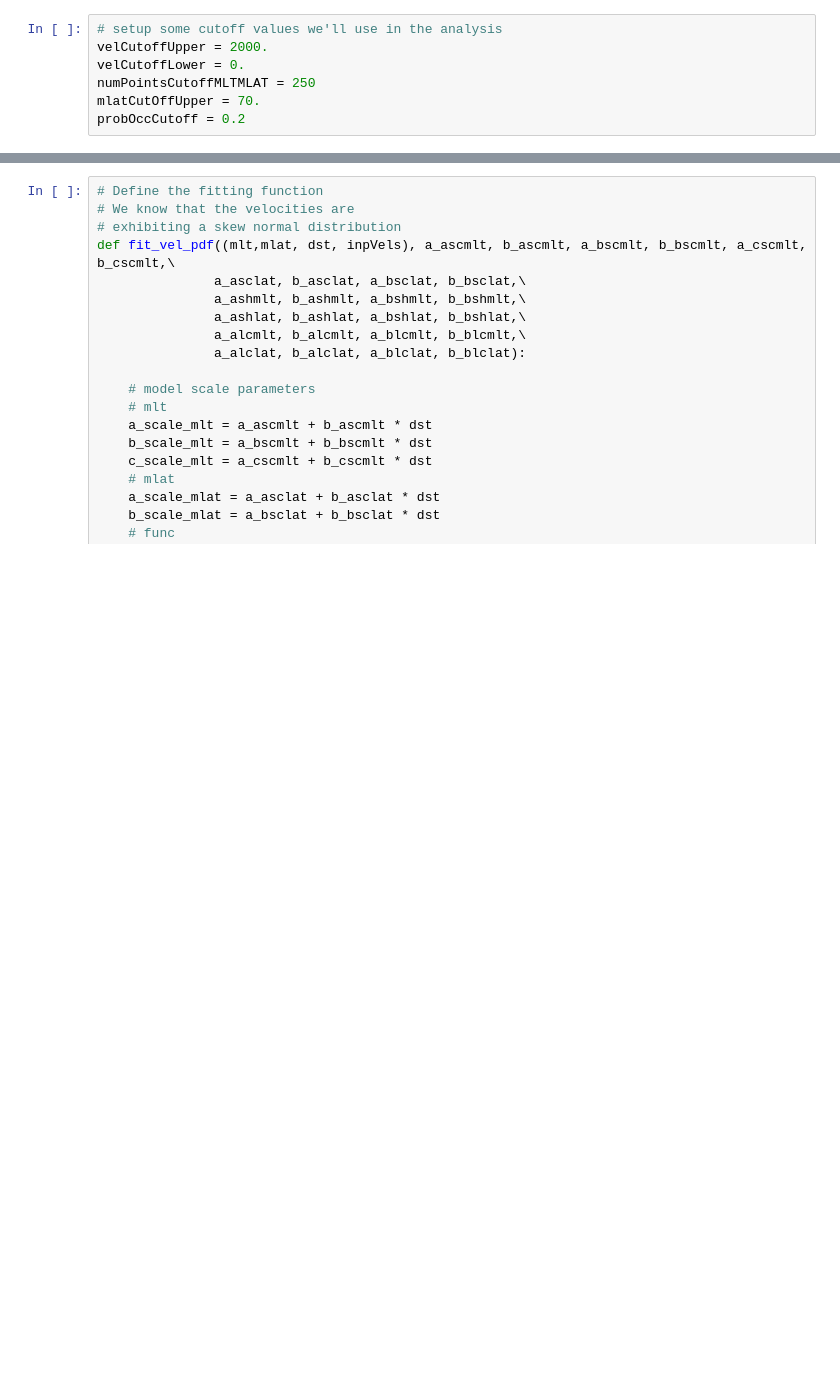
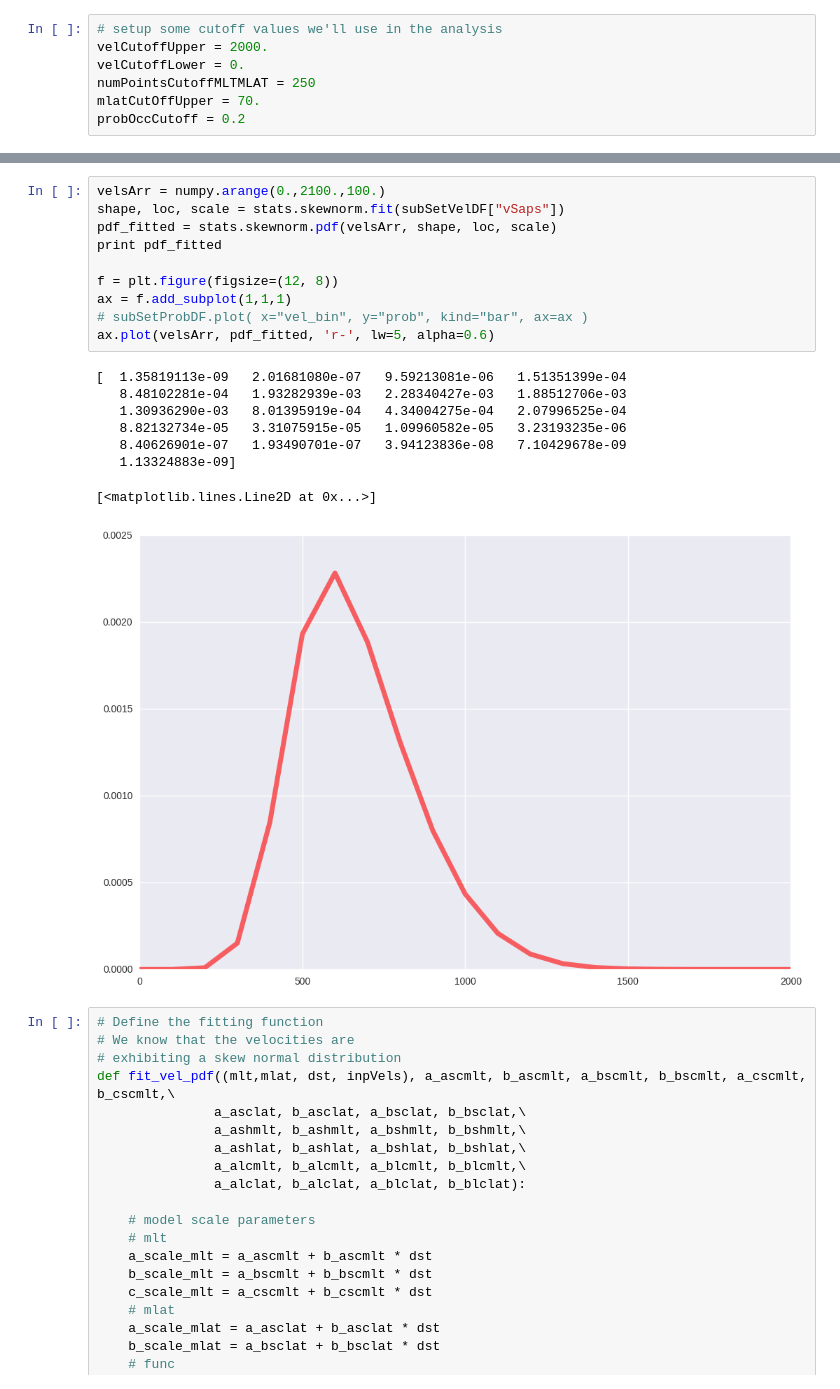
Before and after one commit to bharatreddy/vel-analys, a Jupyter notebook: ipy/fit_sg_dst.ipynb, the cells around one changed output, grey strips where cells are left out. Cells and saved outputs as stored; diff of their text form; blank space fills up the shorter version.

```diff
--- a/ipy/fit_sg_dst.ipynb
+++ b/ipy/fit_sg_dst.ipynb
@@ -71,3 +122,22 @@ velGmagDF.head()
+# %%
+velsArr = numpy.arange(0.,2100.,100.)
+shape, loc, scale = stats.skewnorm.fit(subSetVelDF["vSaps"])
+pdf_fitted = stats.skewnorm.pdf(velsArr, shape, loc, scale)
+print pdf_fitted
+
+f = plt.figure(figsize=(12, 8))
+ax = f.add_subplot(1,1,1)
+# subSetProbDF.plot( x="vel_bin", y="prob", kind="bar", ax=ax )
+ax.plot(velsArr, pdf_fitted, 'r-', lw=5, alpha=0.6)
+# %% [output]
+[  1.35819113e-09   2.01681080e-07   9.59213081e-06   1.51351399e-04
+   8.48102281e-04   1.93282939e-03   2.28340427e-03   1.88512706e-03
+   1.30936290e-03   8.01395919e-04   4.34004275e-04   2.07996525e-04
+   8.82132734e-05   3.31075915e-05   1.09960582e-05   3.23193235e-06
+   8.40626901e-07   1.93490701e-07   3.94123836e-08   7.10429678e-09
+   1.13324883e-09]
+[<matplotlib.lines.Line2D at 0x...>]
+[figure, added]
 # %%
 # Define the fitting function
 # We know that the velocities are
```
Also changed, not shown: parts of 2 cells of this notebook.
